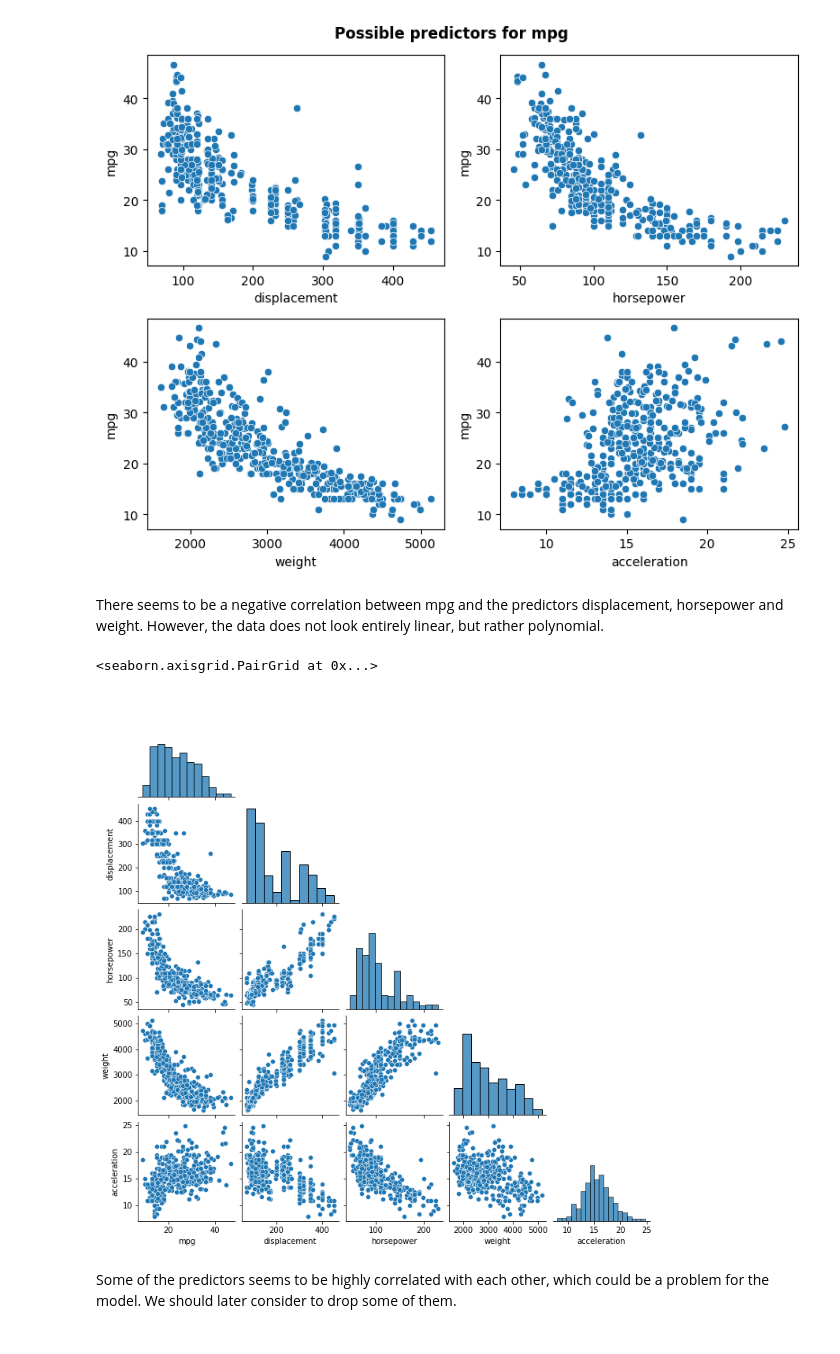
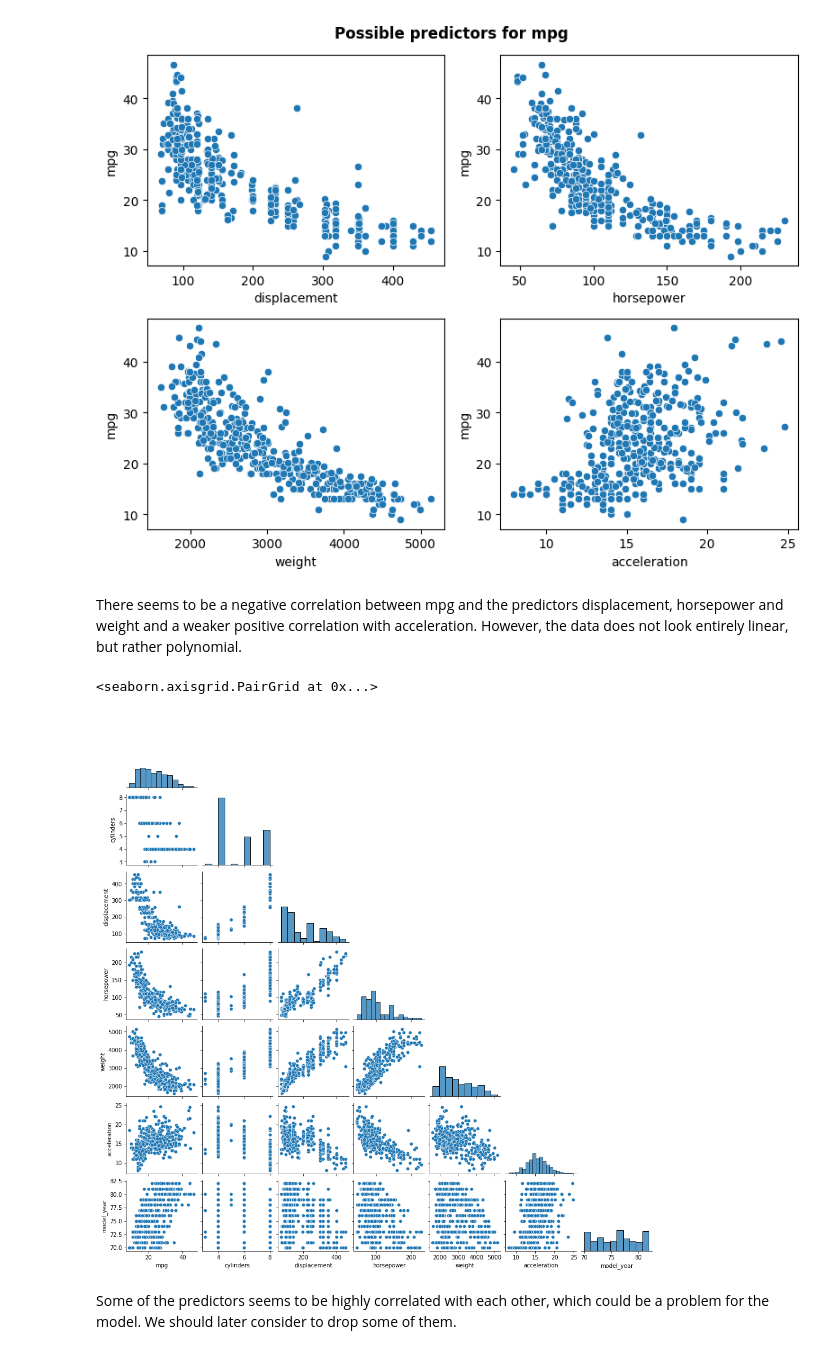
Before and after one commit to Anna-MariaSjolund/Machine-learning, a Jupyter notebook: exercises/exercises_2.ipynb, the cells around one changed output. Cells and saved outputs as stored; diff of their text form; code cells hidden in the pictures.

```diff
--- a/exercises/exercises_2.ipynb
+++ b/exercises/exercises_2.ipynb
@@ -110,12 +113,12 @@ _ = fig.suptitle("Possible predictors for mpg", y=1.03, fontweight="bold")
 # %% [output]
 [figure]
 # %% [markdown]
-There seems to be a negative correlation between mpg and the predictors displacement, horsepower and weight. However, the data does not look entirely linear, but rather polynomial.
+There seems to be a negative correlation between mpg and the predictors displacement, horsepower and weight and a weaker positive correlation with acceleration. However, the data does not look entirely linear, but rather polynomial.
 # %%
-sns.pairplot(mpg.drop(["model_year", "cylinders"], axis=1), corner=True, height = 2)
+sns.pairplot(mpg, corner=True, height = 2)
 # %% [output]
 <seaborn.axisgrid.PairGrid at 0x...>
-[figure, old version]
+[figure, new version]
 # %% [markdown]
 Some of the predictors seems to be highly correlated with each other, which could be a problem for the model. We should later consider to drop some of them.
 # %% [markdown]
```
Also changed, not shown: parts of 13 cells of this notebook.
